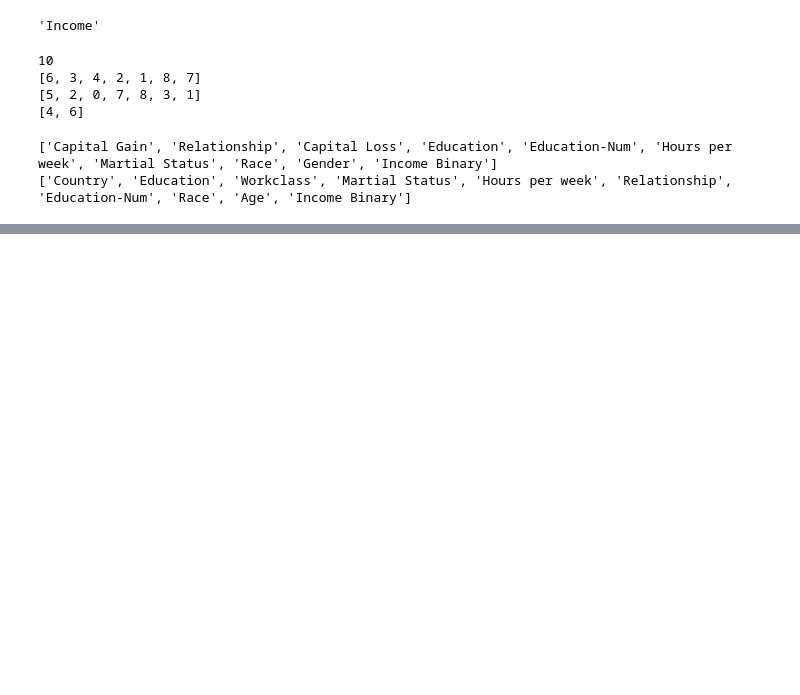
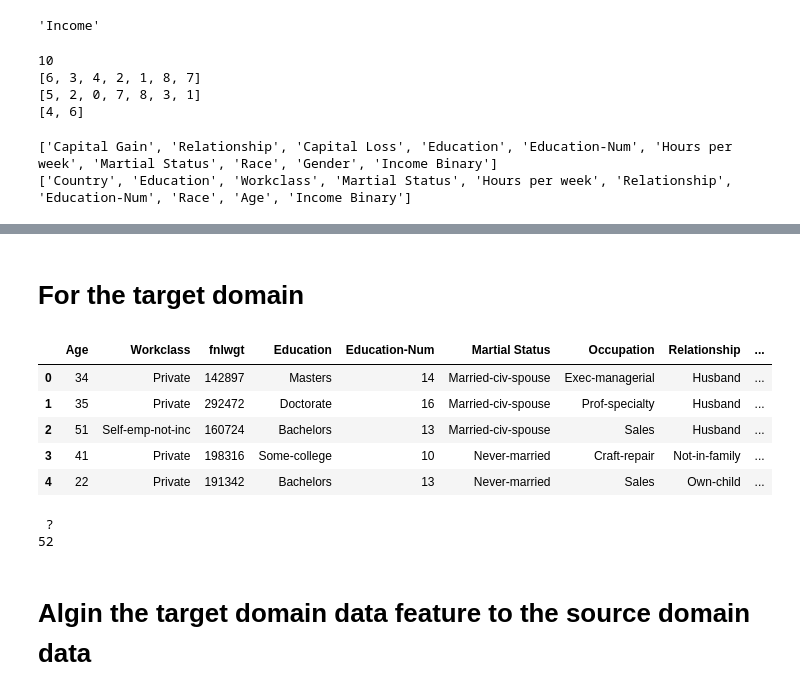
Before and after one commit to AllenPu/fairness_mu_da, a Jupyter notebook: fair_loader.ipynb, the cells around one changed output, grey strips where cells are left out. Drawn from its saved outputs; the diff is of its cells as text; code cells hidden in the pictures; blank space fills up the shorter version.

```diff
--- a/fair_loader.ipynb
+++ b/fair_loader.ipynb
@@ -349,0 +469,17 @@ See the caveats in the documentation: https://pandas.pydata.org/pandas-docs/stab
+# %% [markdown]
+# For the target domain
+# %%
+target_data['Gender'] = target_data['Gender'].apply(lambda x : 1 if x == " Male" else 0)
+# %%
+target_col = list(target_data.columns)[:17]
+target_data = target_data.drop(' ?', axis = 1)
+target_data = pd.DataFrame(target_data, columns = target_col)
+# %%
+target_data.head()
+# %% [output]
+|  | Age | Workclass | fnlwgt | Education | Education-Num | Martial Status | Occupation | Relationship | ... |
+| 0 | 34 | Private | 142897 | Masters | 14 | Married-civ-spouse | Exec-managerial | Husband | ... |
+| 1 | 35 | Private | 292472 | Doctorate | 16 | Married-civ-spouse | Prof-specialty | Husband | ... |
+| 2 | 51 | Self-emp-not-inc | 160724 | Bachelors | 13 | Married-civ-spouse | Sales | Husband | ... |
+| 3 | 41 | Private | 198316 | Some-college | 10 | Never-married | Craft-repair | Not-in-family | ... |
+| 4 | 22 | Private | 191342 | Bachelors | 13 | Never-married | Sales | Own-child | ... |
@@ -349,0 +495,14 @@ See the caveats in the documentation: https://pandas.pydata.org/pandas-docs/stab
+# %%
+column_name = list(target_data.columns)
+# change the occupation name from ? to otherjob
+index = 0
+for i in column_name:
+    if i == ' ?':
+        column_name[index] = 'Otherjob'
+        print(i)
+        break
+    index = index + 1
+print(len(column_name))
+# %% [output]
+ ?
+52
@@ -349,0 +521,2 @@ See the caveats in the documentation: https://pandas.pydata.org/pandas-docs/stab
+# %% [markdown]
+# Algin the target domain data feature to the source domain data
```
Also changed, not shown: parts of 78 cells of this notebook.
